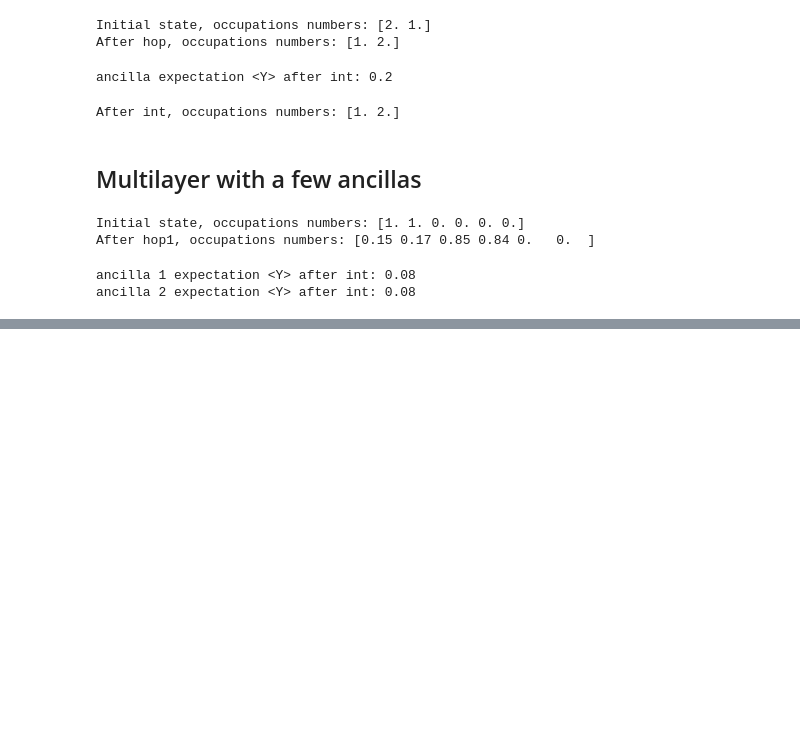
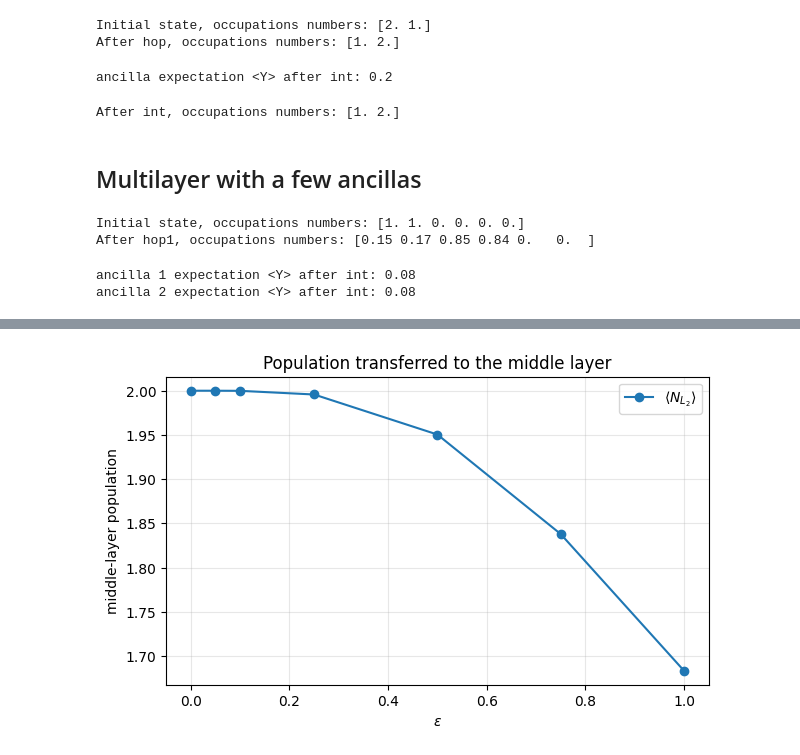
Before and after one commit to AntiPhoton47/Optical-QMEPS-Explainability, a Jupyter notebook: qMEPS.ipynb, the cells around one changed output, grey strips where cells are left out. Cells and saved outputs as stored; diff of their text form; code cells hidden in the pictures; blank space fills up the shorter version.

```diff
--- a/qMEPS.ipynb
+++ b/qMEPS.ipynb
@@ -511,0 +1396,19 @@ ancilla 2 expectation <Y> after int: 0.08
+# %%
+# ============================================================
+# Run topology sweep
+# ============================================================
+
+topology_results = []
+
+for name, edges in topology_cases.items():
+    res = run_topology_case(
+        name=name,
+        edges12_case=edges,
+        hs=hs,
+        psi0=psi0,
+        time_method="rms",   # use the best/characteristic time convention
+        dim_ancilla=4,
+    )
+    topology_results.append(res)
+
+summarize_topology_results(topology_results)
@@ -511,0 +1710,63 @@ ancilla 2 expectation <Y> after int: 0.08
+# %%
+import matplotlib.pyplot as plt
+
+eps_arr = np.array([res["eps"] for res in sweep_232], dtype=float)
+
+L2_occ = np.array([res["layer_occupations"][1] for res in sweep_232], dtype=float)
+
+C_L2 = np.array([
+    safe_get(res["details_L2"]["summary"], "C")
+    for res in sweep_232
+], dtype=float)
+
+Dprior_L2 = np.array([
+    safe_get(res["details_L2"]["summary"], "D_prior_population_imbalance")
+    for res in sweep_232
+], dtype=float)
+
+slack_L2 = np.array([
+    safe_get(res["details_L2"]["summary"], "slack")
+    for res in sweep_232
+], dtype=float)
+
+C_full = np.array([
+    safe_get(res["details_full"]["summary"], "C")
+    for res in sweep_232
+], dtype=float)
+
+Dprior_full = np.array([
+    safe_get(res["details_full"]["summary"], "D_prior_population_imbalance")
+    for res in sweep_232
+], dtype=float)
+
+plt.figure(figsize=(7, 4))
+plt.plot(eps_arr, L2_occ, marker="o", label=r"$\langle N_{L_2}\rangle$")
+plt.xlabel(r"$\epsilon$")
+plt.ylabel("middle-layer population")
+plt.title("Population transferred to the middle layer")
+plt.legend()
+plt.grid(True, alpha=0.3)
+plt.show()
+
+plt.figure(figsize=(7, 4))
+plt.plot(eps_arr, C_L2, marker="o", label=r"$C_{L_2}$")
+plt.plot(eps_arr, Dprior_L2, marker="o", label=r"$D_{\mathrm{prior},L_2}$")
+plt.plot(eps_arr, slack_L2, marker="o", label=r"local slack")
+plt.xlabel(r"$\epsilon$")
+plt.ylabel("diagnostic value")
+plt.title(r"Local $L_2=(3,4,5)$ topology diagnostics")
+plt.legend()
+plt.grid(True, alpha=0.3)
+plt.show()
+
+plt.figure(figsize=(7, 4))
+plt.plot(eps_arr, C_full, marker="o", label=r"$C_{\mathrm{full}}$")
+plt.plot(eps_arr, Dprior_full, marker="o", label=r"$D_{\mathrm{prior,full}}$")
+plt.xlabel(r"$\epsilon$")
+plt.ylabel("diagnostic value")
+plt.title("Full-space topology diagnostics")
+plt.legend()
+plt.grid(True, alpha=0.3)
+plt.show()
+# %% [output]
+[figure, added]
```
Also changed, not shown: parts of 30 cells of this notebook.
